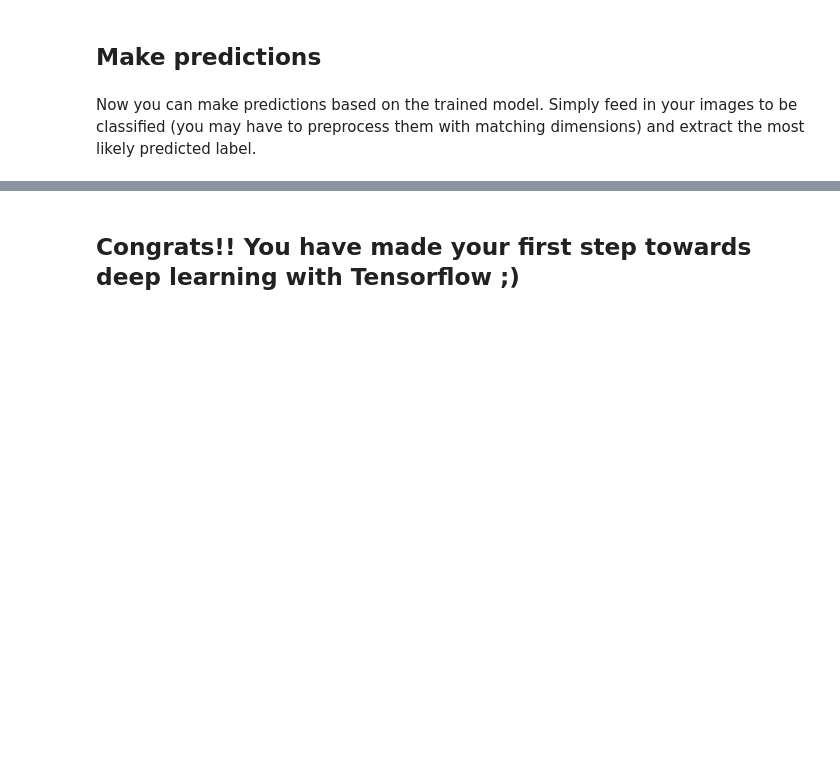
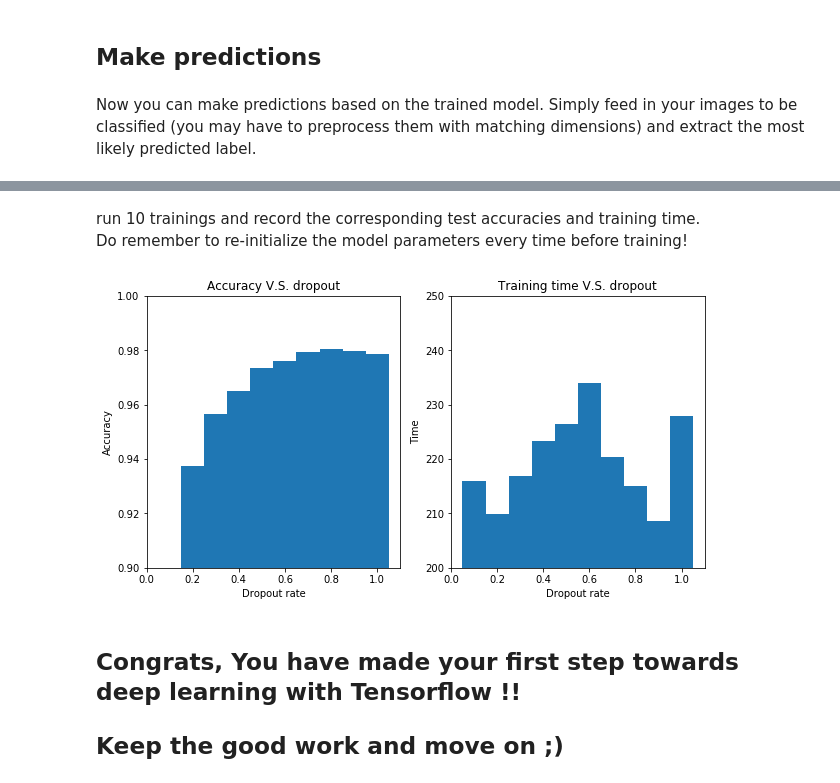
Before and after one commit to Justin-Yuan/Structured-Inference-and-Learning, a Jupyter notebook: assignments/A2/Digit Recognition with Deep Neural Network.ipynb, the cells around one changed output, grey strips where cells are left out. Cells and saved outputs as stored; diff of their text form; code cells hidden in the pictures; blank space fills up the shorter version.

```diff
--- a/assignments/A2/Digit Recognition with Deep Neural Network.ipynb
+++ b/assignments/A2/Digit Recognition with Deep Neural Network.ipynb
@@ -278,0 +302,6 @@ plt.show()
+# %%
+dropout_rates = [0.1, 0.2, 0.3, 0.4, 0.5, 0.6, 0.7, 0.8, 0.9, 1.0]
+
+# training_accuray_list = []
+test_accuracy_list = []
+time_list = []
@@ -278,0 +311,16 @@ plt.show()
+# %%
+for i in range(len(dropout_rates)):
+    sess.run(init_op)
+    start_time = time.time()
+
+    for j in range(epoch):
+        batch_train = mnist.train.next_batch(50)
+        loss, _  = sess.run([entropy_loss, optimizer], feed_dict={x: batch_train[0], y_: batch_train[1], keep_prob: dropout_rates[i]})
+
+    test_accuracy = sess.run([accuracy], feed_dict={x: mnist.test.images, y_: mnist.test.labels, keep_prob: 1.0})[0]
+    test_accuracy_list.append(test_accuracy)
+
+    elapsed_time = time.time() - start_time
+    time_list.append(elapsed_time)
+
+    print("finished training with dropout rate %g, test accuracy %g, time %g" % (dropout_rates[i], test_accuracy, elapsed_time))
@@ -279,2 +338,30 @@ plt.show()
+# %% [markdown]
+run 10 trainings and record the corresponding test accuracies and training time.
+Do remember to re-initialize the model parameters every time before training!
+# %%
+# define the figure size
+plt.figure(figsize=(10, 5))
+width=0.1
+
+# plot test accuracy v.s. dropout rates
+plt.subplot(1, 2, 1)
+plt.bar(dropout_rates, test_accuracy_list, width, align='center')
+plt.title('Accuracy V.S. dropout')
+plt.ylabel('Accuracy')
+plt.xlabel('Dropout rate')
+plt.ylim([0.9, 1])
+
+# plot training time v.s. dropout rates
+plt.subplot(1, 2, 2)
+plt.bar(dropout_rates, time_list, width, align='center')
+plt.title('Training time V.S. dropout')
+plt.ylabel('Time')
+plt.xlabel('Dropout rate')
+plt.ylim([200, 250])
+
+plt.show()
+# %% [output]
+[figure, added]
 # %% [markdown]
-## Congrats!! You have made your first step towards deep learning with Tensorflow ;)
+## Congrats, You have made your first step towards deep learning with Tensorflow !!
+## Keep the good work and move on ;)
```
Also changed, not shown: parts of 20 cells of this notebook, 1 other file.
